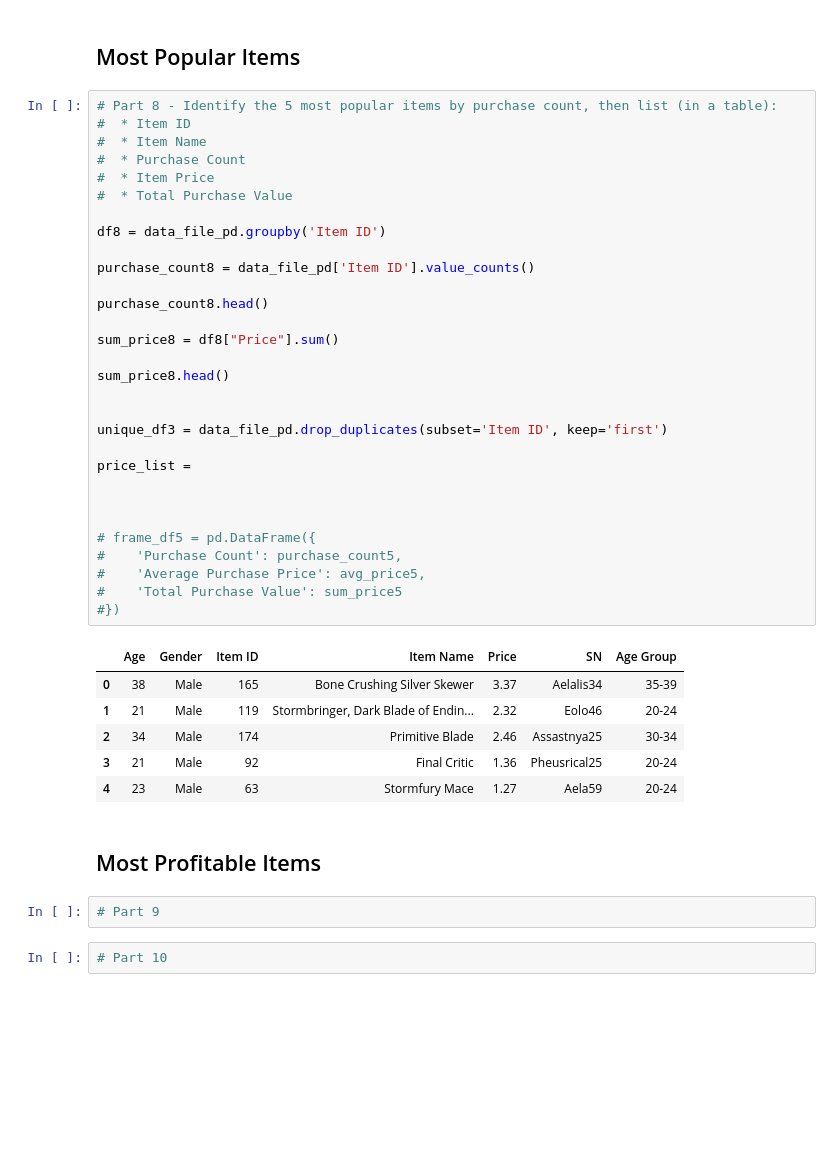
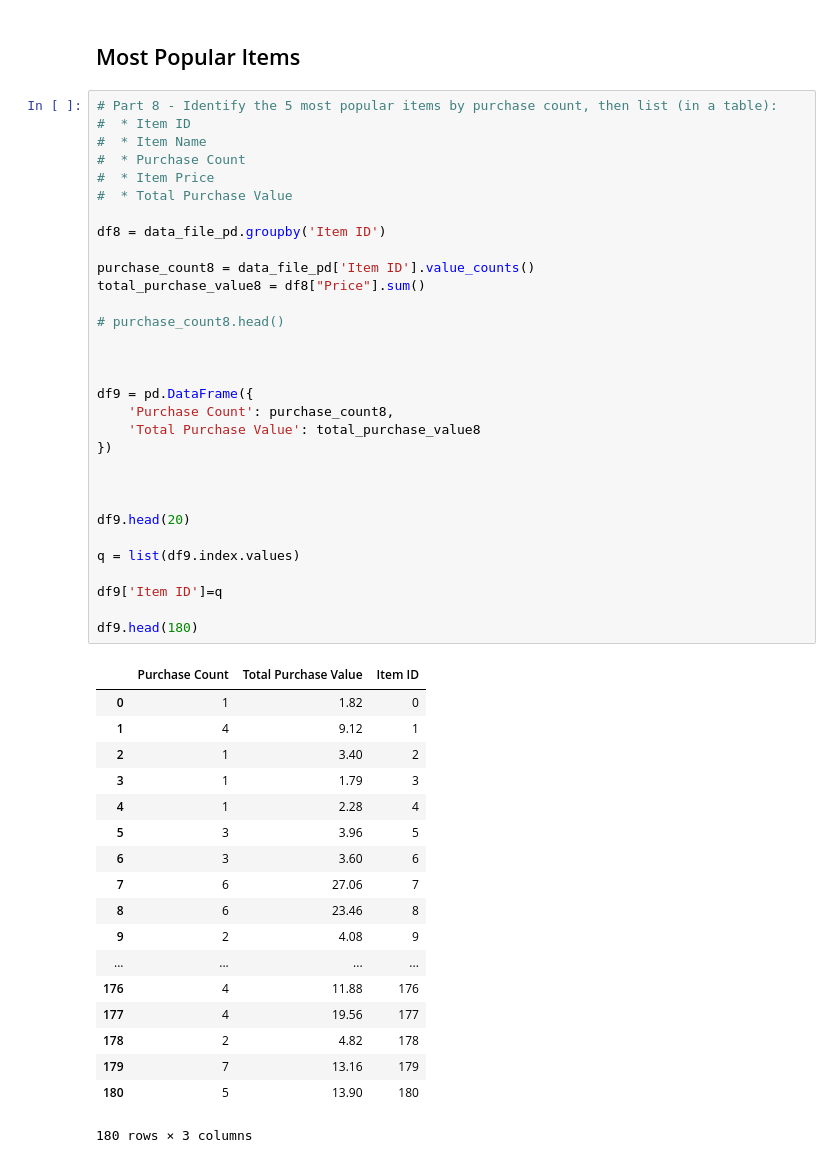
Before and after one commit to rashimjain/pandas-challenge, a Jupyter notebook: HeroesOfPymoli/HeroesOfPymoli_Solved.ipynb, the cells around one changed output. Saved outputs shown, nothing was run; the diff lists cells and outputs as text; blank space fills up the shorter version.

```diff
--- a/HeroesOfPymoli/HeroesOfPymoli_Solved.ipynb
+++ b/HeroesOfPymoli/HeroesOfPymoli_Solved.ipynb
@@ -306,43 +305,50 @@ df7
 # %%
 # Part 8 - Identify the 5 most popular items by purchase count, then list (in a table):
 #  * Item ID
 #  * Item Name
 #  * Purchase Count
 #  * Item Price
 #  * Total Purchase Value
 
 df8 = data_file_pd.groupby('Item ID')
 
 purchase_count8 = data_file_pd['Item ID'].value_counts()
+total_purchase_value8 = df8["Price"].sum()
 
-purchase_count8.head()
-
-sum_price8 = df8["Price"].sum()
-
-sum_price8.head()
-
-
-unique_df3 = data_file_pd.drop_duplicates(subset='Item ID', keep='first')
-
-price_list =
+# purchase_count8.head()
 
 
 
-# frame_df5 = pd.DataFrame({
-#    'Purchase Count': purchase_count5,
-#    'Average Purchase Price': avg_price5,
-#    'Total Purchase Value': sum_price5
-#})
+df9 = pd.DataFrame({
+    'Purchase Count': purchase_count8,
+    'Total Purchase Value': total_purchase_value8
+})
+
+
+
+df9.head(20)
+
+q = list(df9.index.values)
+
+df9['Item ID']=q
+
+df9.head(180)
 # %% [output]
-|  | Age | Gender | Item ID | Item Name | Price | SN | Age Group |
-| 0 | 38 | Male | 165 | Bone Crushing Silver Skewer | 3.37 | Aelalis34 | 35-39 |
-| 1 | 21 | Male | 119 | Stormbringer, Dark Blade of Endin... | 2.32 | Eolo46 | 20-24 |
-| 2 | 34 | Male | 174 | Primitive Blade | 2.46 | Assastnya25 | 30-34 |
-| 3 | 21 | Male | 92 | Final Critic | 1.36 | Pheusrical25 | 20-24 |
-| 4 | 23 | Male | 63 | Stormfury Mace | 1.27 | Aela59 | 20-24 |
+|  | Purchase Count | Total Purchase Value | Item ID |
+| 0 | 1 | 1.82 | 0 |
+| 1 | 4 | 9.12 | 1 |
+| 2 | 1 | 3.40 | 2 |
+| 3 | 1 | 1.79 | 3 |
+| 4 | 1 | 2.28 | 4 |
+| 5 | 3 | 3.96 | 5 |
+| 6 | 3 | 3.60 | 6 |
+| 7 | 6 | 27.06 | 7 |
+| 8 | 6 | 23.46 | 8 |
+| 9 | 2 | 4.08 | 9 |
+| ... | ... | ... | ... |
+| 176 | 4 | 11.88 | 176 |
+| 177 | 4 | 19.56 | 177 |
+| 178 | 2 | 4.82 | 178 |
+| 179 | 7 | 13.16 | 179 |
+| 180 | 5 | 13.90 | 180 |
+180 rows × 3 columns
-# %% [markdown]
-## Most Profitable Items
-# %%
-# Part 9
-# %%
-# Part 10
```
Also changed, not shown: parts of 4 cells of this notebook.
